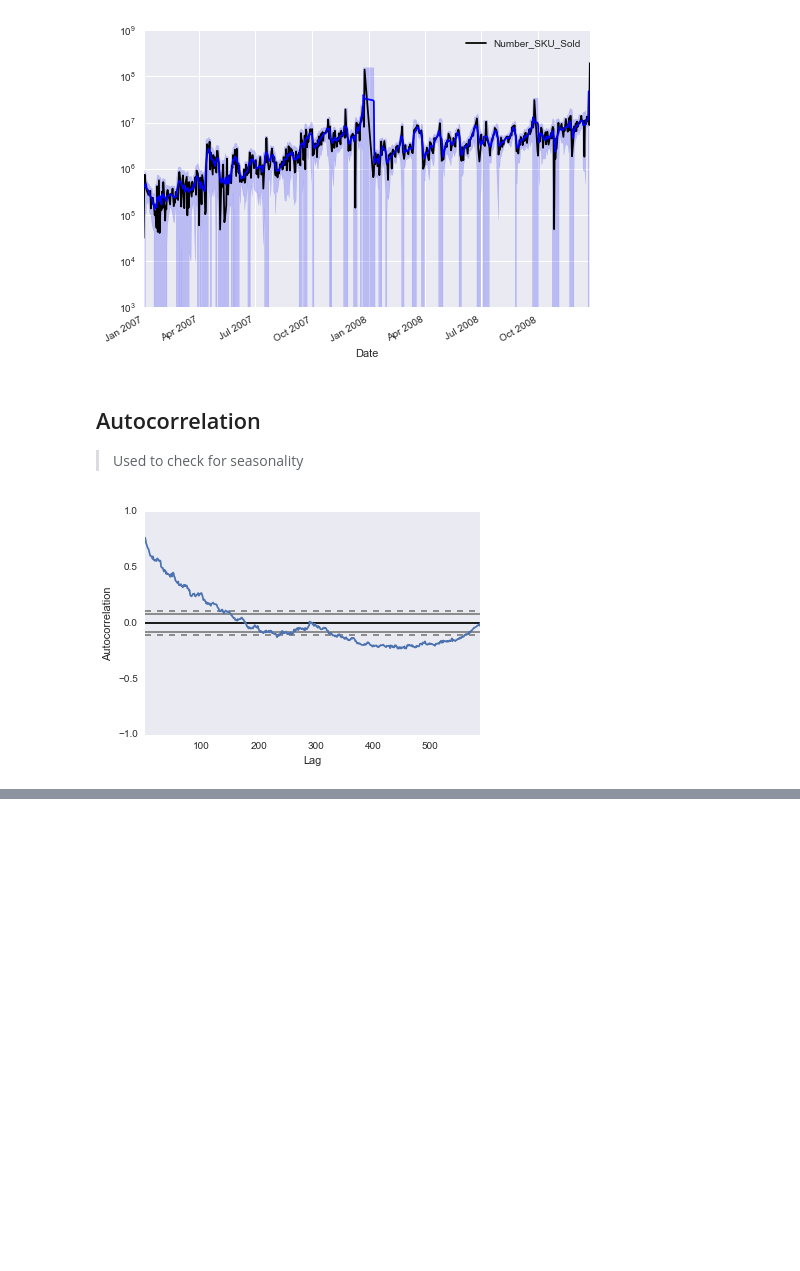
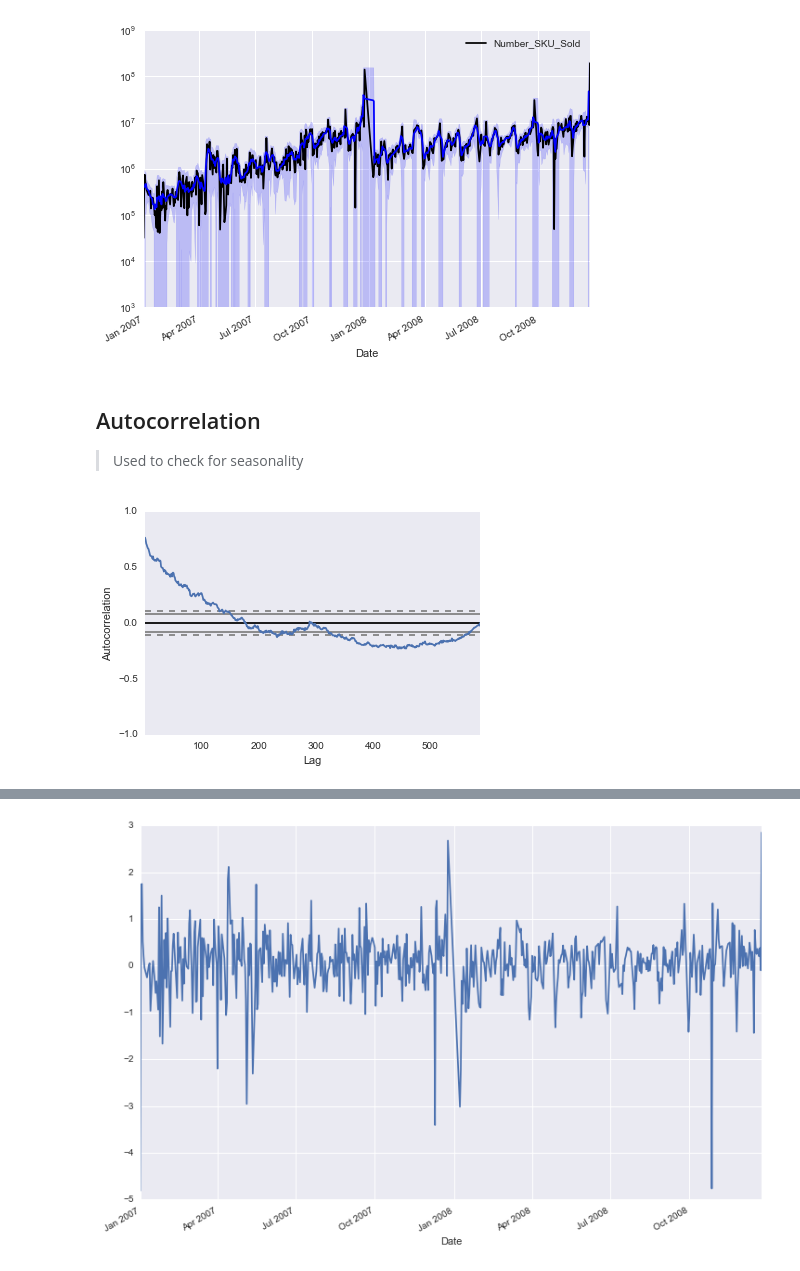
Before and after one commit to numb3r33/av-practice, a Jupyter notebook: mini-data-hack/notebooks/Mini-Data-Hack-Writeup.ipynb, the cells around one changed output, grey strips where cells are left out. Drawn from its saved outputs; the diff is of its cells as text; code cells hidden in the pictures; blank space fills up the shorter version.

```diff
--- a/mini-data-hack/notebooks/Mini-Data-Hack-Writeup.ipynb
+++ b/mini-data-hack/notebooks/Mini-Data-Hack-Writeup.ipynb
@@ -117,0 +130,6 @@ train.groupby(['year', 'weekday']).Number_SKU_Sold.mean().unstack(0).plot();
+# %%
+train['Number_SKU_Sold'] = train.Number_SKU_Sold.map(np.log1p)
+train['Number_SKU_Sold'] = train.Number_SKU_Sold.astype(np.float)
+# %%
+arma_mod20 = sm.tsa.ARMA(train[['Number_SKU_Sold']], (15,5)).fit()
+print(arma_mod20.params)
@@ -117,0 +154,6 @@ train.groupby(['year', 'weekday']).Number_SKU_Sold.mean().unstack(0).plot();
+# %%
+fig = plt.figure(figsize=(12,8))
+ax = fig.add_subplot(111)
+ax = arma_mod20.resid.plot(ax=ax);
+# %% [output]
+[figure, added]
```
Also changed, not shown: parts of 15 cells of this notebook.
